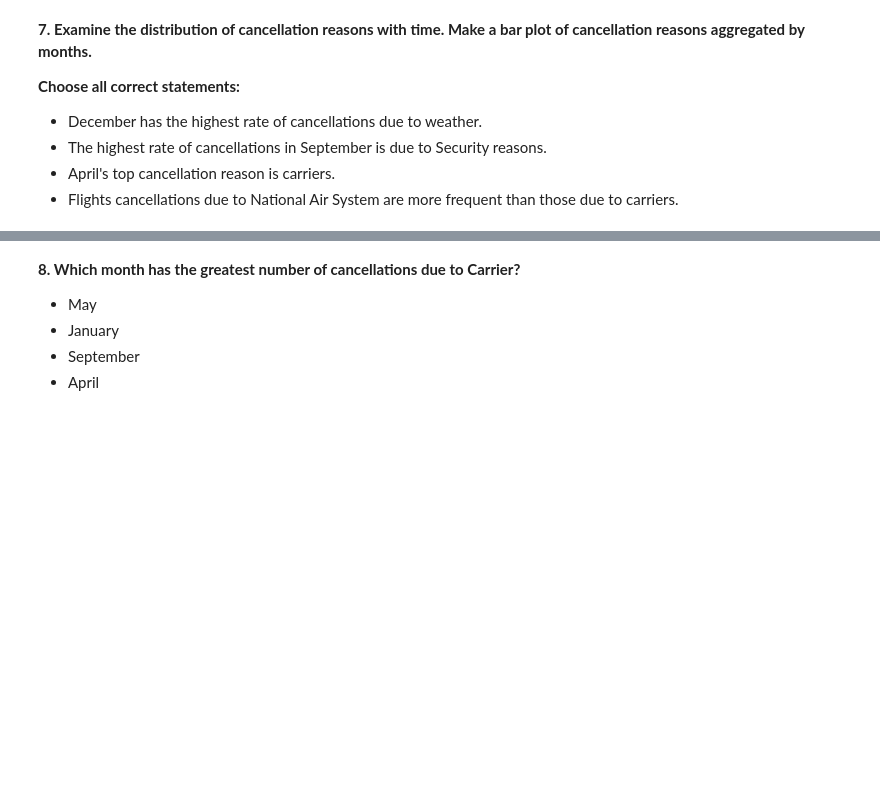
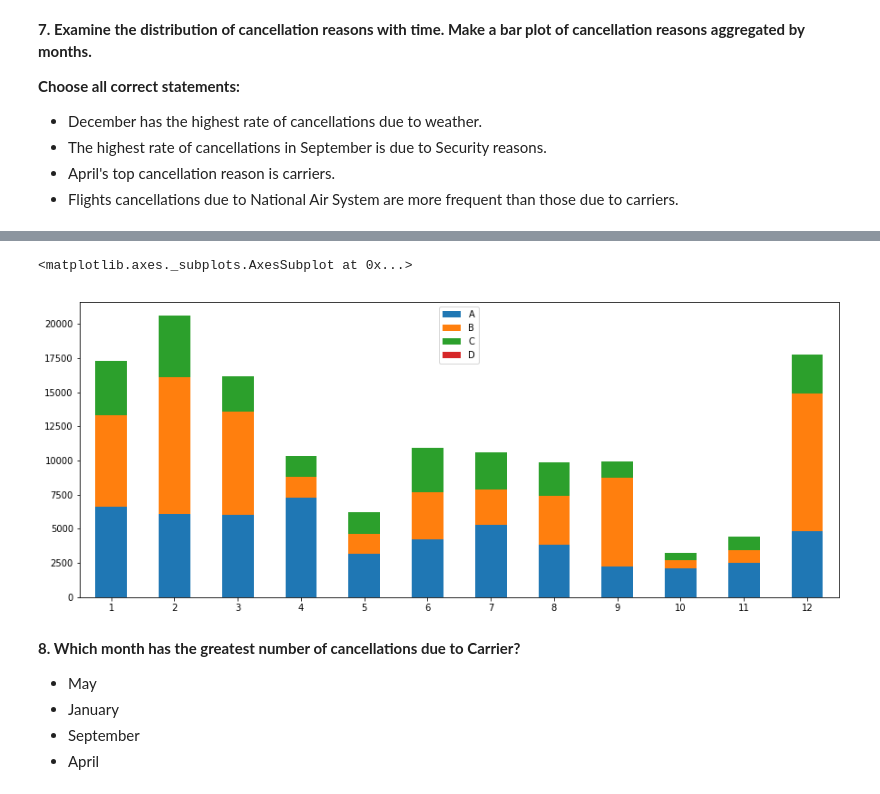
Before and after one commit to plyutik/mlcourse.ai, a Jupyter notebook: jupyter_english/assignments_fall2018/assignment2_USA_flights.ipynb, the cells around one changed output, grey strips where cells are left out. Drawn from its saved outputs; the diff is of its cells as text; code cells hidden in the pictures; blank space fills up the shorter version.

```diff
--- a/jupyter_english/assignments_fall2018/assignment2_USA_flights.ipynb
+++ b/jupyter_english/assignments_fall2018/assignment2_USA_flights.ipynb
@@ -637,3 +665,18 @@ True
+# %%
+newDF = pd.DataFrame()
+# %%
+for i in range(len(nested_arr)):
+    values = canc_reason_without_nan[canc_reason_without_nan['Month'] == (i + 1)]['CancellationCode'].value_counts()
+    values = values.to_frame(name=None).T
+    values.index = [i + 1]
+    newDF = newDF.append(values)
+# %%
+newDF.plot(kind="bar",
+                 figsize=(15,6), rot=0,
+                 stacked=True)
+# %% [output]
+<matplotlib.axes._subplots.AxesSubplot at 0x...>
+[figure, added]
 # %% [markdown]
 **8. Which month has the greatest number of cancellations due to Carrier?**
 - May
```
Also changed, not shown: parts of 6 cells of this notebook.
